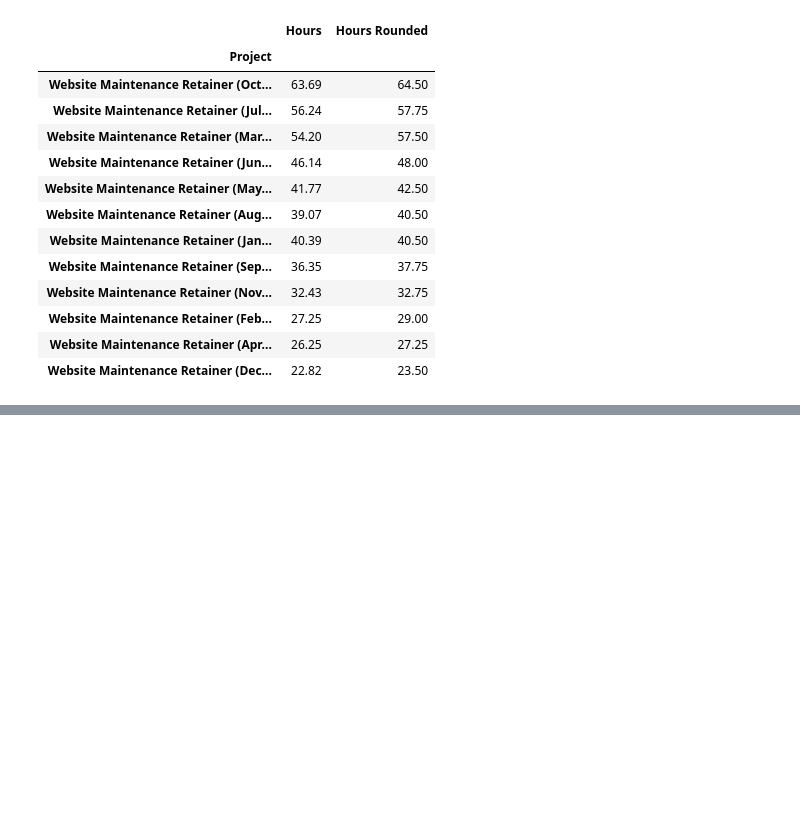
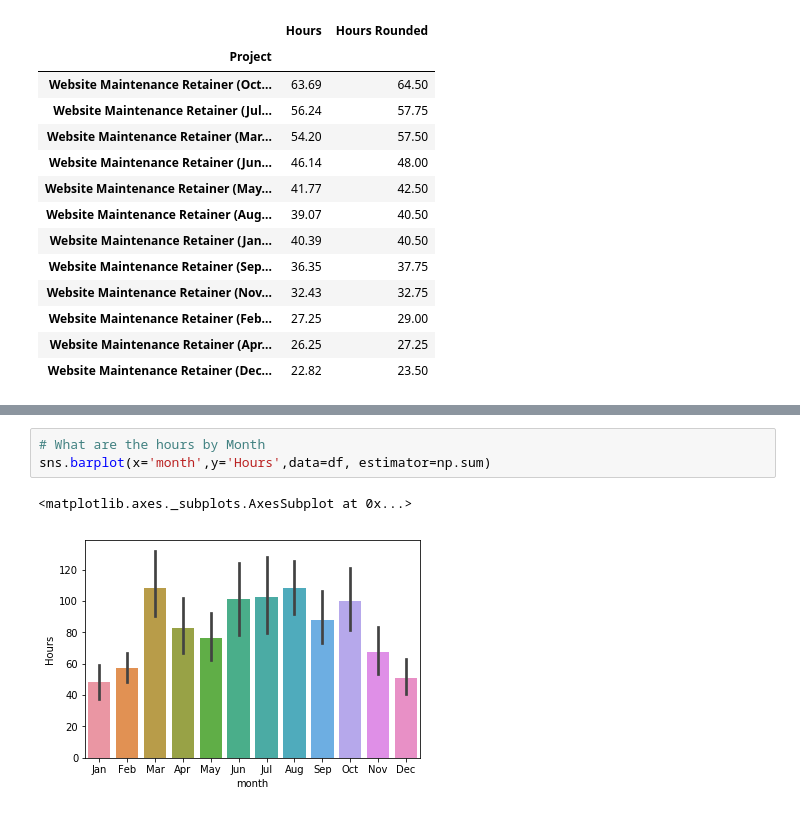
Before and after one commit to kbrook10/bootcamp_python_for_data_science_and_machine_learning, a Jupyter notebook: support_files/Practice_KKR/Analysis_KKR_2017.ipynb, the cells around one changed output, grey strips where cells are left out. Cells and saved outputs as stored; diff of their text form; blank space fills up the shorter version.

```diff
--- a/support_files/Practice_KKR/Analysis_KKR_2017.ipynb
+++ b/support_files/Practice_KKR/Analysis_KKR_2017.ipynb
@@ -622,0 +727,6 @@ web_maint_details.groupby('Project').sum().sort_values('Hours Rounded',ascending
+# %%
+# What are the hours by Month
+sns.barplot(x='month',y='Hours',data=df, estimator=np.sum)
+# %% [output]
+<matplotlib.axes._subplots.AxesSubplot at 0x...>
+[figure, added]
```
Also changed, not shown: parts of 17 cells of this notebook, 2 other files.
